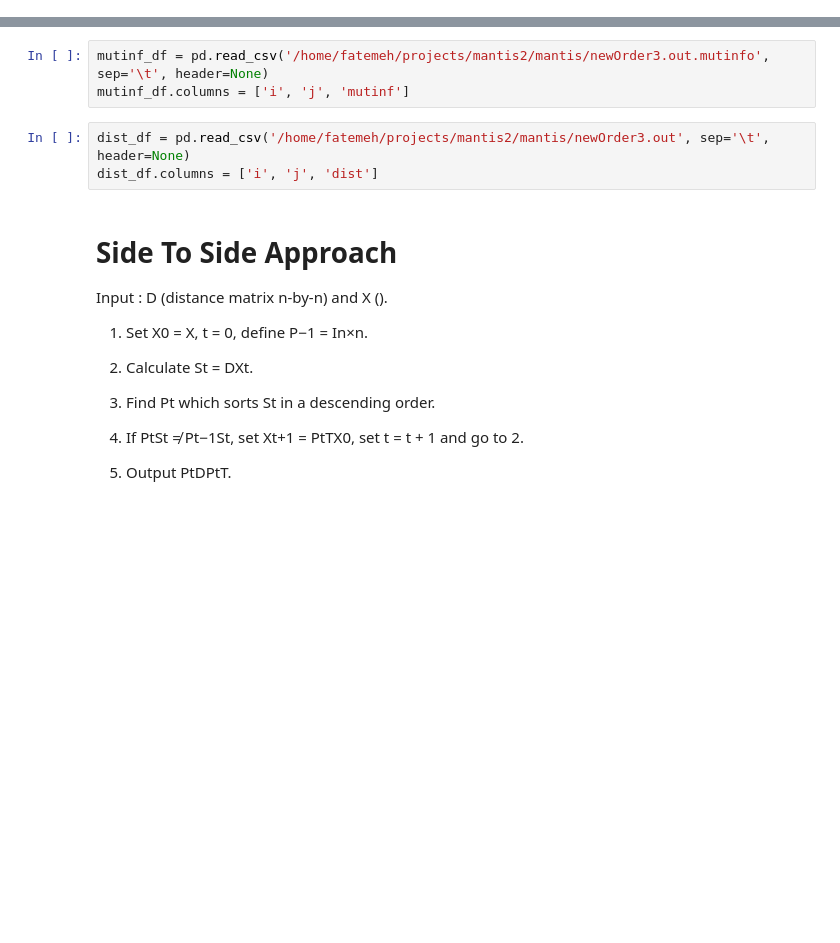
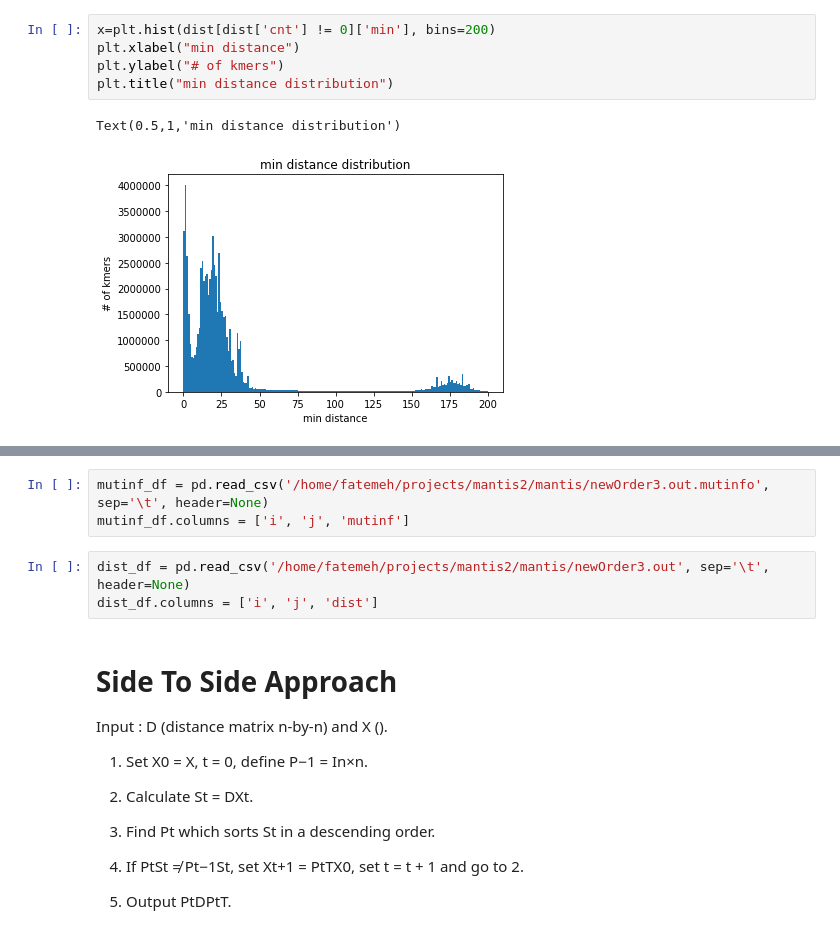
Before and after one commit to fataltes/quickNBs, a Jupyter notebook: mantis_reorderingEQ.ipynb, the cells around one changed output, grey strips where cells are left out. Saved outputs shown, nothing was run; the diff lists cells and outputs as text; blank space fills up the shorter version.

```diff
--- a/mantis_reorderingEQ.ipynb
+++ b/mantis_reorderingEQ.ipynb
@@ -12,0 +52,8 @@ import scipy.spatial.distance as ssd
+# %%
+x=plt.hist(dist[dist['cnt'] != 0]['min'], bins=200)
+plt.xlabel("min distance")
+plt.ylabel("# of kmers")
+plt.title("min distance distribution")
+# %% [output]
+Text(0.5,1,'min distance distribution')
+[figure, added]
```
Also changed, not shown: parts of 35 cells of this notebook, 8 other files.
